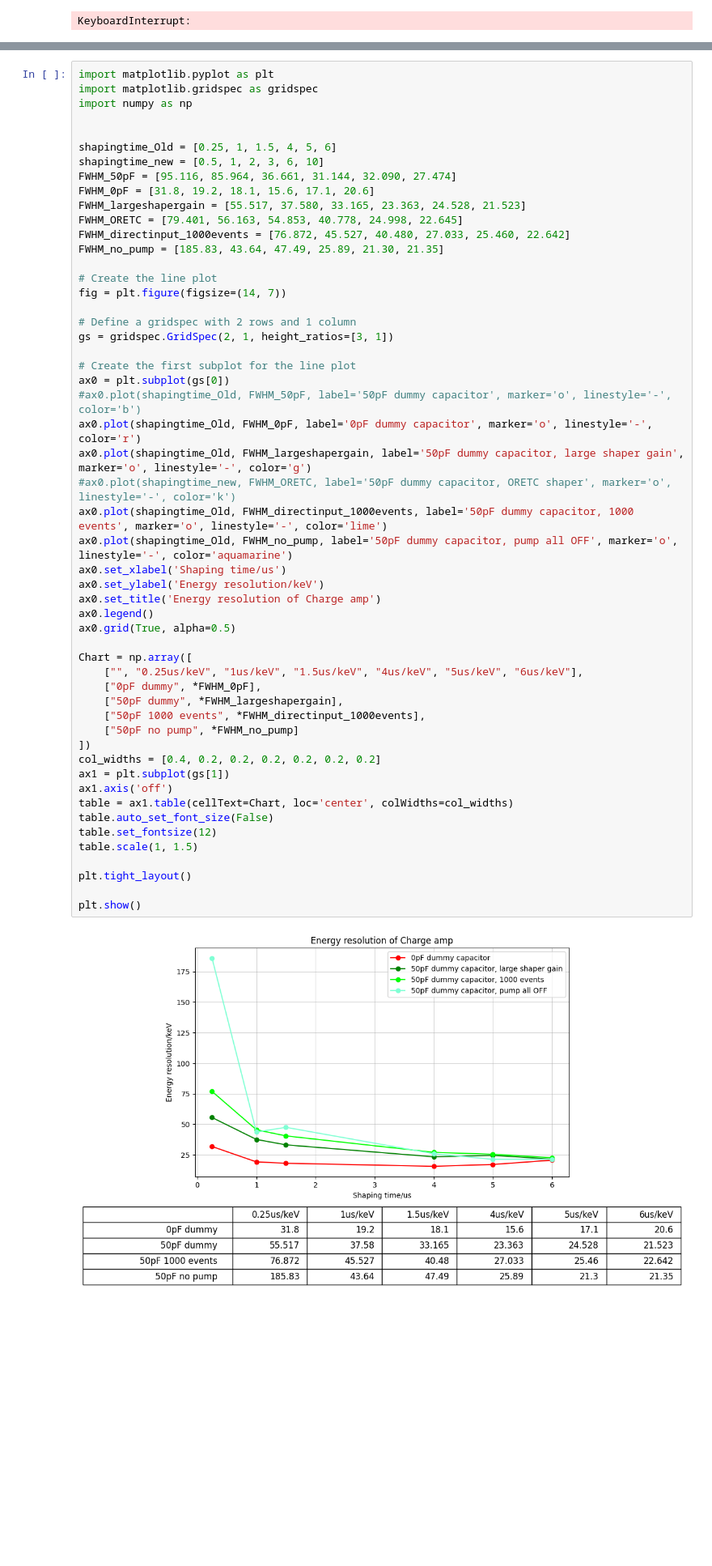
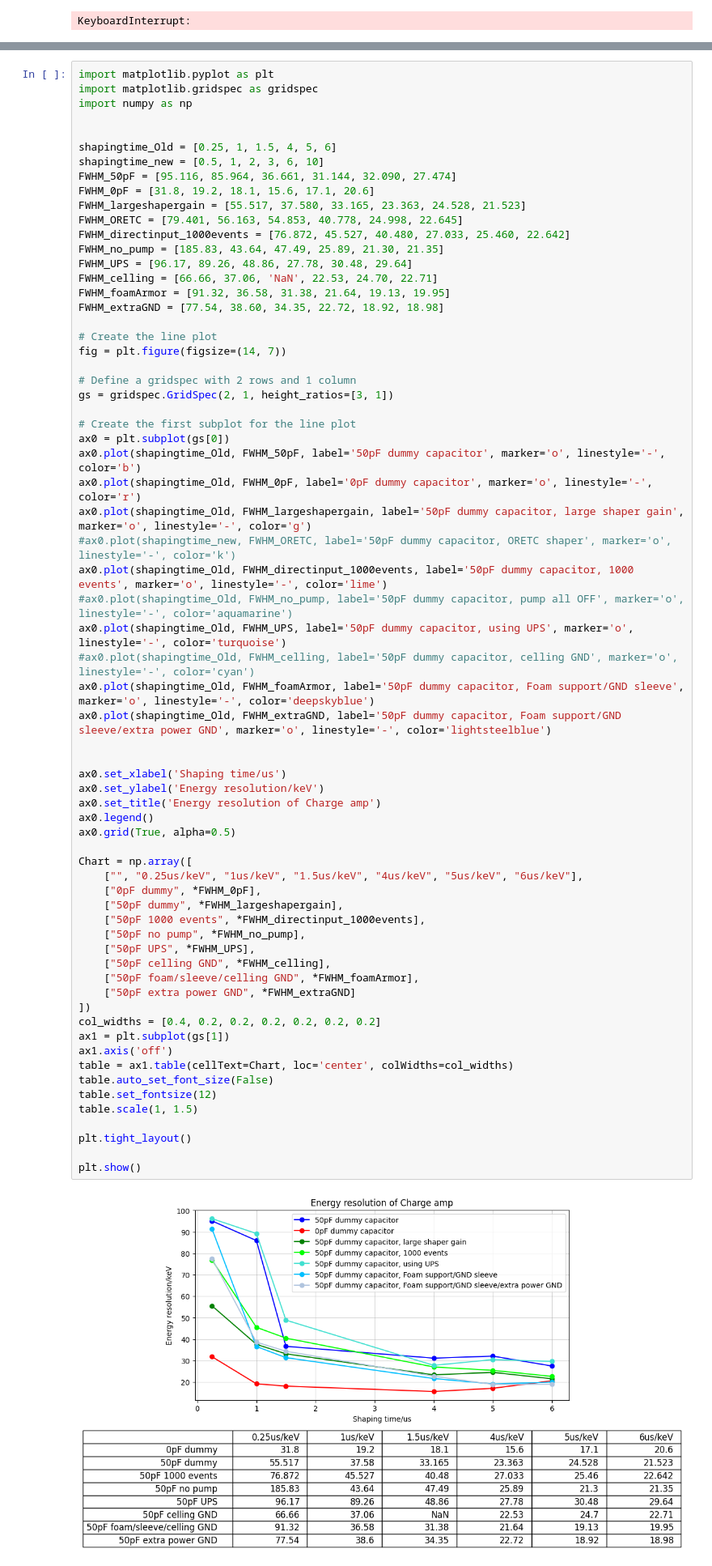
Before and after one commit to Eclipsedclaw/Random_notebooks, a Jupyter notebook: Wavedump2_analysis.ipynb, the cells around one changed output, grey strips where cells are left out. Shown: that part at 81% size. Cells and saved outputs as stored; diff of their text form; blank space fills up the shorter version.

```diff
--- a/Wavedump2_analysis.ipynb
+++ b/Wavedump2_analysis.ipynb
@@ -300,6 +301,10 @@ FWHM_largeshapergain = [55.517, 37.580, 33.165, 23.363, 24.528, 21.523]
 FWHM_ORETC = [79.401, 56.163, 54.853, 40.778, 24.998, 22.645]
 FWHM_directinput_1000events = [76.872, 45.527, 40.480, 27.033, 25.460, 22.642]
 FWHM_no_pump = [185.83, 43.64, 47.49, 25.89, 21.30, 21.35]
+FWHM_UPS = [96.17, 89.26, 48.86, 27.78, 30.48, 29.64]
+FWHM_celling = [66.66, 37.06, 'NaN', 22.53, 24.70, 22.71]
+FWHM_foamArmor = [91.32, 36.58, 31.38, 21.64, 19.13, 19.95]
+FWHM_extraGND = [77.54, 38.60, 34.35, 22.72, 18.92, 18.98]
 
 # Create the line plot
 fig = plt.figure(figsize=(14, 7))
@@ -309,35 +314,45 @@ gs = gridspec.GridSpec(2, 1, height_ratios=[3, 1])
 
 # Create the first subplot for the line plot
 ax0 = plt.subplot(gs[0])
-#ax0.plot(shapingtime_Old, FWHM_50pF, label='50pF dummy capacitor', marker='o', linestyle='-', color='b')
+ax0.plot(shapingtime_Old, FWHM_50pF, label='50pF dummy capacitor', marker='o', linestyle='-', color='b')
 ax0.plot(shapingtime_Old, FWHM_0pF, label='0pF dummy capacitor', marker='o', linestyle='-', color='r')
 ax0.plot(shapingtime_Old, FWHM_largeshapergain, label='50pF dummy capacitor, large shaper gain', marker='o', linestyle='-', color='g')
 #ax0.plot(shapingtime_new, FWHM_ORETC, label='50pF dummy capacitor, ORETC shaper', marker='o', linestyle='-', color='k')
 ax0.plot(shapingtime_Old, FWHM_directinput_1000events, label='50pF dummy capacitor, 1000 events', marker='o', linestyle='-', color='lime')
-ax0.plot(shapingtime_Old, FWHM_no_pump, label='50pF dummy capacitor, pump all OFF', marker='o', linestyle='-', color='aquamarine')
+#ax0.plot(shapingtime_Old, FWHM_no_pump, label='50pF dummy capacitor, pump all OFF', marker='o', linestyle='-', color='aquamarine')
+ax0.plot(shapingtime_Old, FWHM_UPS, label='50pF dummy capacitor, using UPS', marker='o', linestyle='-', color='turquoise')
+#ax0.plot(shapingtime_Old, FWHM_celling, label='50pF dummy capacitor, celling GND', marker='o', linestyle='-', color='cyan')
+ax0.plot(shapingtime_Old, FWHM_foamArmor, label='50pF dummy capacitor, Foam support/GND sleeve', marker='o', linestyle='-', color='deepskyblue')
+ax0.plot(shapingtime_Old, FWHM_extraGND, label='50pF dummy capacitor, Foam support/GND sleeve/extra power GND', marker='o', linestyle='-', color='lightsteelblue')
+
+
 ax0.set_xlabel('Shaping time/us')
 ax0.set_ylabel('Energy resolution/keV')
 ax0.set_title('Energy resolution of Charge amp')
 ax0.legend()
 ax0.grid(True, alpha=0.5)
 
 Chart = np.array([
     ["", "0.25us/keV", "1us/keV", "1.5us/keV", "4us/keV", "5us/keV", "6us/keV"],
     ["0pF dummy", *FWHM_0pF],
     ["50pF dummy", *FWHM_largeshapergain],
     ["50pF 1000 events", *FWHM_directinput_1000events],
-    ["50pF no pump", *FWHM_no_pump]
+    ["50pF no pump", *FWHM_no_pump],
+    ["50pF UPS", *FWHM_UPS],
+    ["50pF celling GND", *FWHM_celling],
+    ["50pF foam/sleeve/celling GND", *FWHM_foamArmor],
+    ["50pF extra power GND", *FWHM_extraGND]
 ])
 col_widths = [0.4, 0.2, 0.2, 0.2, 0.2, 0.2, 0.2]
 ax1 = plt.subplot(gs[1])
 ax1.axis('off')
 table = ax1.table(cellText=Chart, loc='center', colWidths=col_widths)
 table.auto_set_font_size(False)
 table.set_fontsize(12)
 table.scale(1, 1.5)
 
 plt.tight_layout()
 
 plt.show()
 # %% [output]
-[figure, old version]
+[figure, new version]
```
Also changed, not shown: parts of 5 cells of this notebook.
